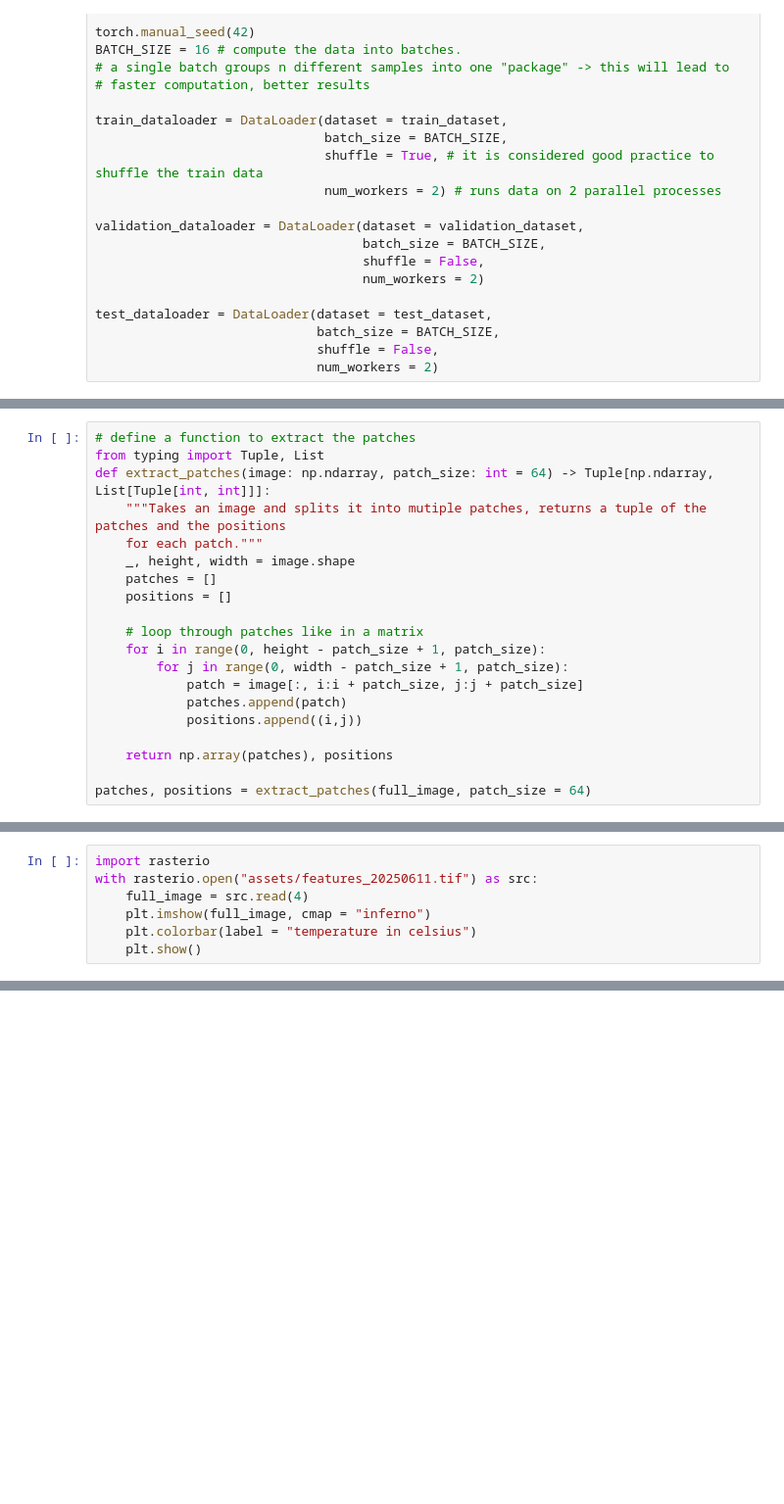
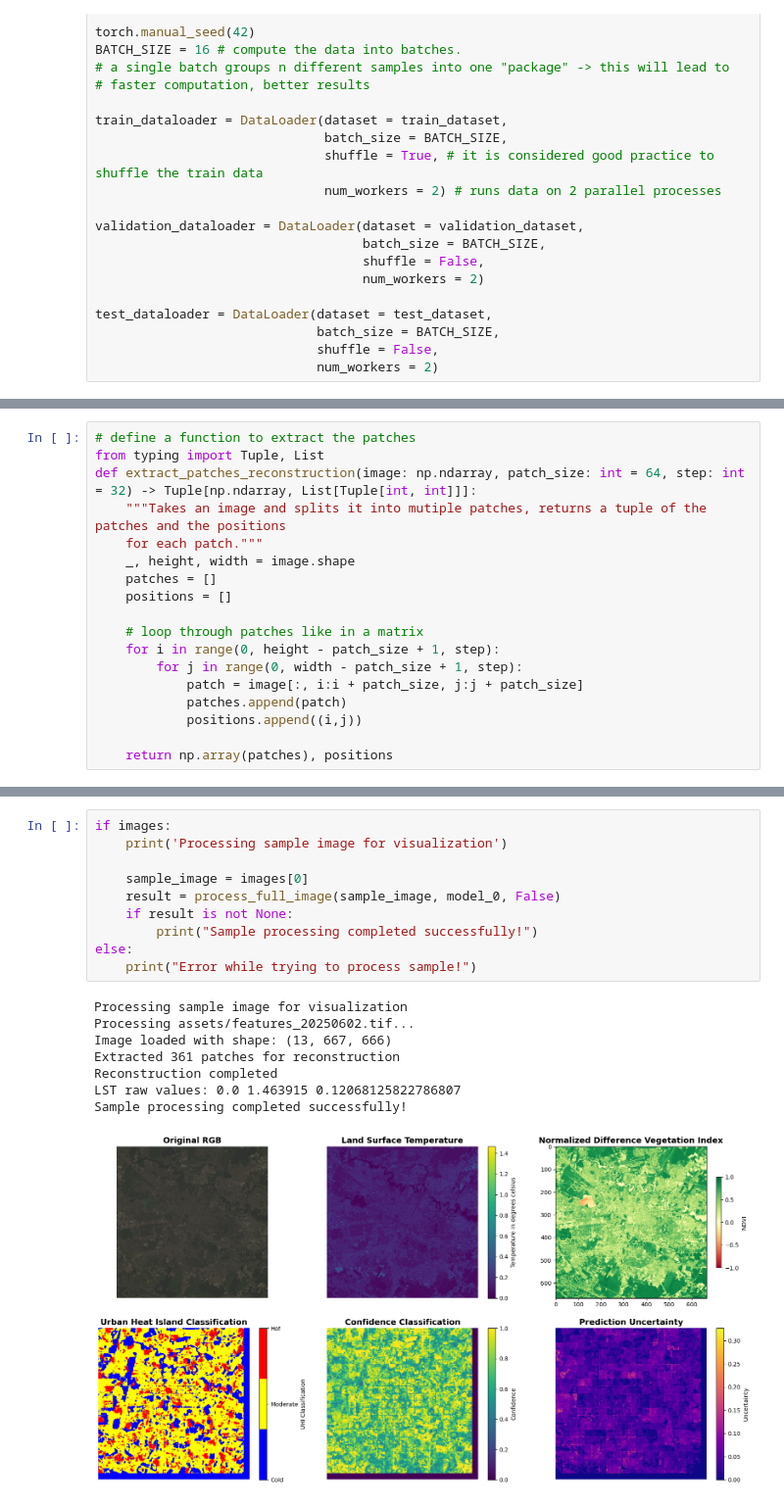
Before and after one commit to adrianmanta02/UHI-Model, a Jupyter notebook: uhi2.ipynb, the cells around one changed output, grey strips where cells are left out. Shown at 98% size. Saved outputs shown, nothing was run; the diff lists cells and outputs as text; blank space fills up the shorter version.

```diff
--- a/uhi2.ipynb
+++ b/uhi2.ipynb
@@ -756,7 +1026,7 @@ print(full_image.shape) # -> (num_image, height, width)
 # %%
 # define a function to extract the patches
 from typing import Tuple, List
-def extract_patches(image: np.ndarray, patch_size: int = 64) -> Tuple[np.ndarray, List[Tuple[int, int]]]:
+def extract_patches_reconstruction(image: np.ndarray, patch_size: int = 64, step: int = 32) -> Tuple[np.ndarray, List[Tuple[int, int]]]:
     """Takes an image and splits it into mutiple patches, returns a tuple of the patches and the positions
     for each patch."""
     _, height, width = image.shape
@@ -764,13 +1034,11 @@ def extract_patches(image: np.ndarray, patch_size: int = 64) -> Tuple[np.ndarray
     positions = []
 
     # loop through patches like in a matrix
-    for i in range(0, height - patch_size + 1, patch_size):
-        for j in range(0, width - patch_size + 1, patch_size):
+    for i in range(0, height - patch_size + 1, step):
+        for j in range(0, width - patch_size + 1, step):
             patch = image[:, i:i + patch_size, j:j + patch_size]
             patches.append(patch)
             positions.append((i,j))
 
     return np.array(patches), positions
-
-patches, positions = extract_patches(full_image, patch_size = 64)
 # %%
@@ -861,7 +1111,0 @@ plt.show()
-# %%
-import rasterio
-with rasterio.open("assets/features_20250611.tif") as src:
-    full_image = src.read(4)
-    plt.imshow(full_image, cmap = "inferno")
-    plt.colorbar(label = "temperature in celsius")
-    plt.show()
@@ -869,0 +1225,19 @@ with rasterio.open("assets/features_20250611.tif") as src:
+# %%
+if images:
+    print('Processing sample image for visualization')
+
+    sample_image = images[0]
+    result = process_full_image(sample_image, model_0, False)
+    if result is not None:
+        print("Sample processing completed successfully!")
+else:
+    print("Error while trying to process sample!")
+# %% [output]
+Processing sample image for visualization
+Processing assets/features_20250602.tif...
+Image loaded with shape: (13, 667, 666)
+Extracted 361 patches for reconstruction
+Reconstruction completed
+LST raw values: 0.0 1.463915 0.12068125822786807
+Sample processing completed successfully!
+[figure, added]
```
Also changed, not shown: parts of 25 cells of this notebook.
